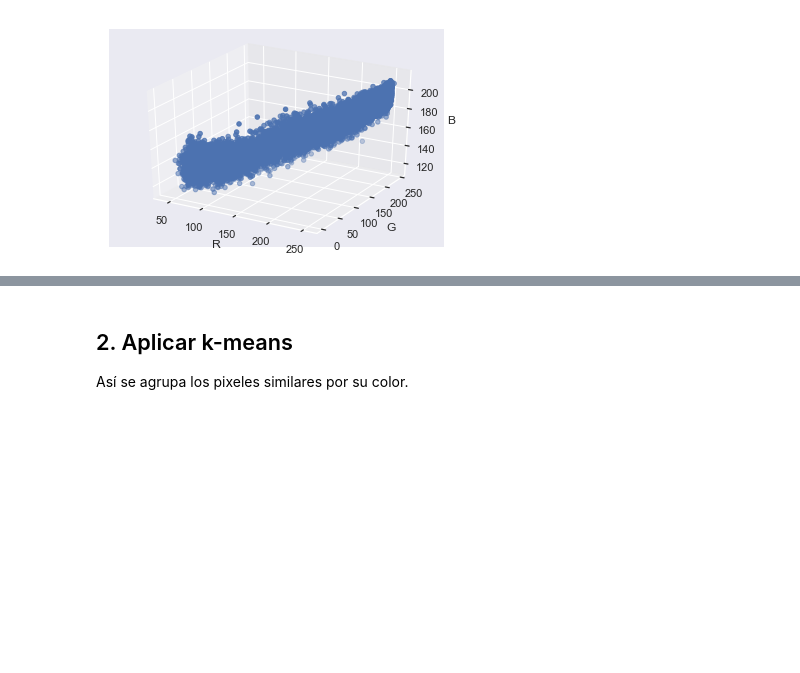
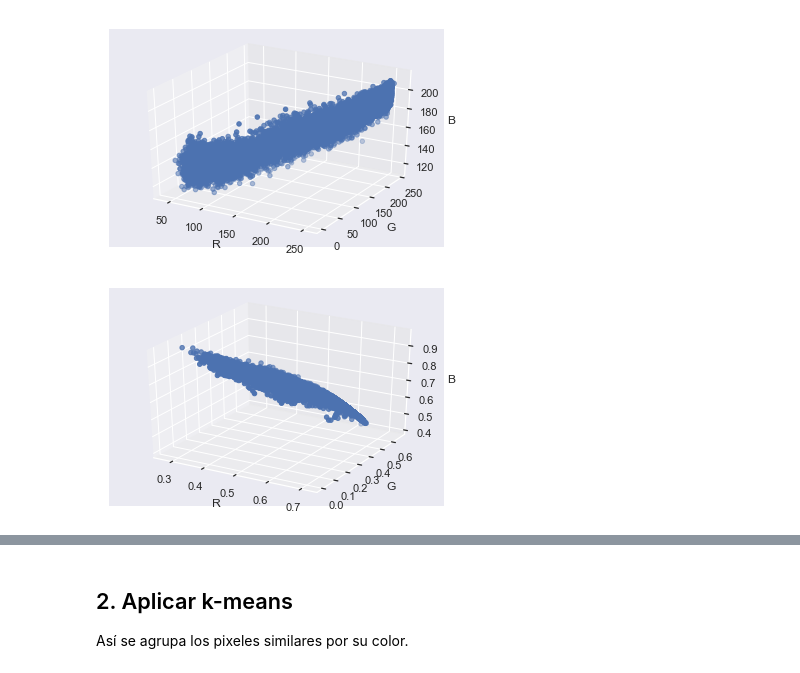
Before and after one commit to juanksRuiz/Machine_Learning, a Jupyter notebook: Proyectos/Proyectos Taller I/Clustering/Clustering II Cells/proy1_Clustering_2__ML_JuanCamiloRuiz.ipynb, the cells around one changed output, grey strips where cells are left out. Saved outputs shown, nothing was run; the diff lists cells and outputs as text; code cells hidden in the pictures; blank space fills up the shorter version.

```diff
--- a/Proyectos/Proyectos Taller I/Clustering/Clustering II Cells/proy1_Clustering_2__ML_JuanCamiloRuiz.ipynb
+++ b/Proyectos/Proyectos Taller I/Clustering/Clustering II Cells/proy1_Clustering_2__ML_JuanCamiloRuiz.ipynb
@@ -81,3 +160,9 @@ def scatter_3d(X,Y,Z):
 scatter_3d(X[:,0],X[:,1],X[:,2])
 # %% [output]
 [figure]
+# %%
+X_norm = normalize(X,norm='l2')
+# %%
+scatter_3d(X_norm[:,0],X_norm[:,1],X_norm[:,2])
+# %% [output]
+[figure, added]
```
Also changed, not shown: parts of 17 cells of this notebook, 9 other files.
